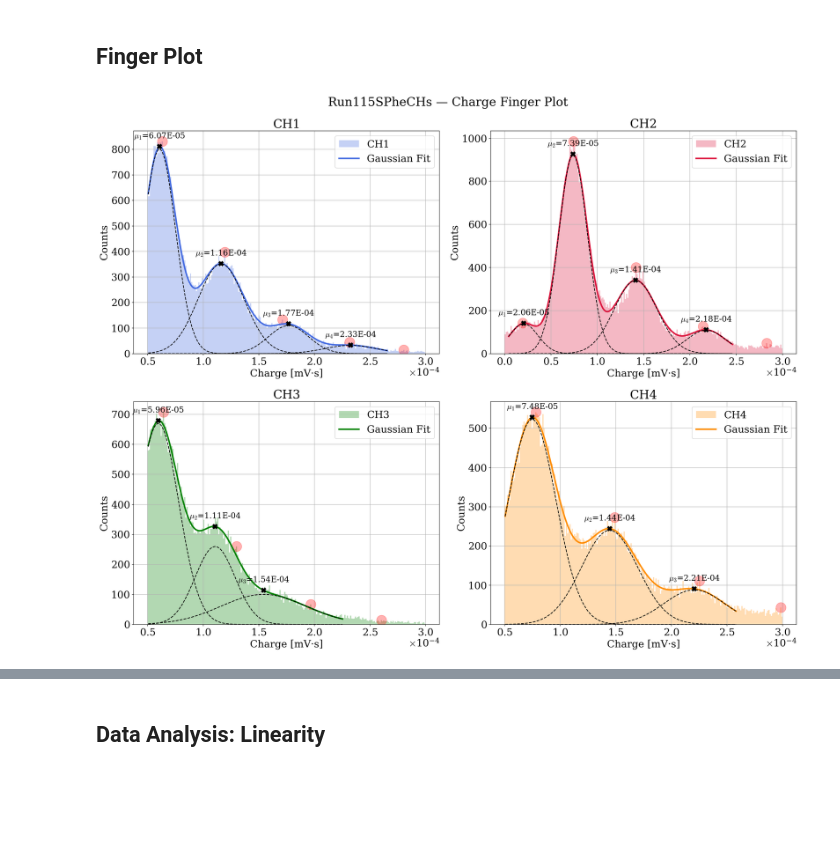
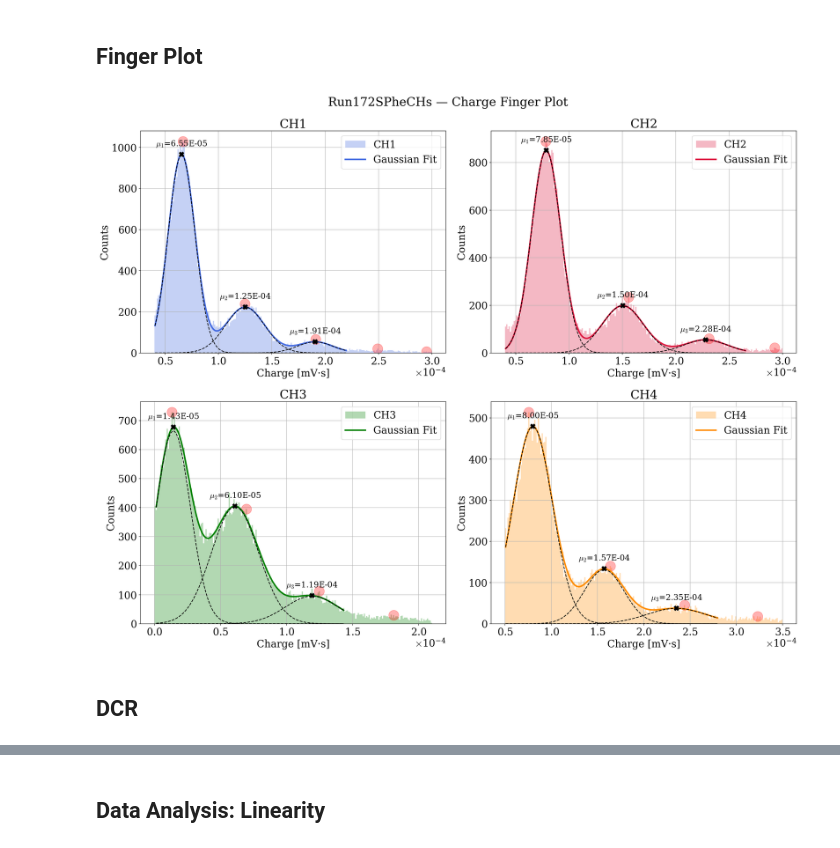
Before and after one commit to mariandbt/CIGAR, a Jupyter notebook: notebooks/FingerPlot4CHs.ipynb, the cells around one changed output, grey strips where cells are left out. Saved outputs shown, nothing was run; the diff lists cells and outputs as text; code cells hidden in the pictures; blank space fills up the shorter version.

```diff
--- a/notebooks/FingerPlot4CHs.ipynb
+++ b/notebooks/FingerPlot4CHs.ipynb
@@ -91,12 +91,12 @@ CB_LINESTYLES = ['-', '--', '-.', ':', '-', '--', '-.', ':', '-', '--', '-.', ':
 ##  Data reading
 # %%
 base        = f"/home/marian/CIGAR_ANALYSIS/CIGAR/data"
-# run_base     = 'Run174SPheCH'   # prefix; per-channel run dirs: Run172SPheCH1, Run172SPheCH2, ...
-# temperature  = 7
-# pressure     = 7.5
-run_base     = 'Run115SPheCH'   # prefix; per-channel run dirs: Run172SPheCH1, Run172SPheCH2, ...
-temperature  = 14
-pressure     = 1.5
+run_base     = 'Run172SPheCH'   # prefix; per-channel run dirs: Run172SPheCH1, Run172SPheCH2, ...
+temperature  = 6
+pressure     = 8.5
+# run_base     = 'Run115SPheCH'   # prefix; per-channel run dirs: Run172SPheCH1, Run172SPheCH2, ...
+# temperature  = 14
+# pressure     = 1.5
 # %%
 # --- All 4 channels are processed together ---
 all_channels = ['CH1', 'CH2', 'CH3', 'CH4']
@@ -519,7 +522,10 @@ def FingerPlot(df, channels, n_gaussians_list, test = False):
     plt.show()
     return opt_A, opt_mu, opt_sigma, opt_mu_errors
 # %%
-n_gaussians = [4, 4, 3, 3]
+# n_gaussians = [4, 4, 4, 4]
+n_gaussians = [3]*4
 opt_A, opt_mu, opt_sigma, opt_mu_errors = FingerPlot(filtered_df, channels, n_gaussians, test=False)
 # %% [output]
-[figure, old version]
+[figure, new version]
+# %% [markdown]
+##  DCR
```
Also changed, not shown: parts of 15 cells of this notebook.
